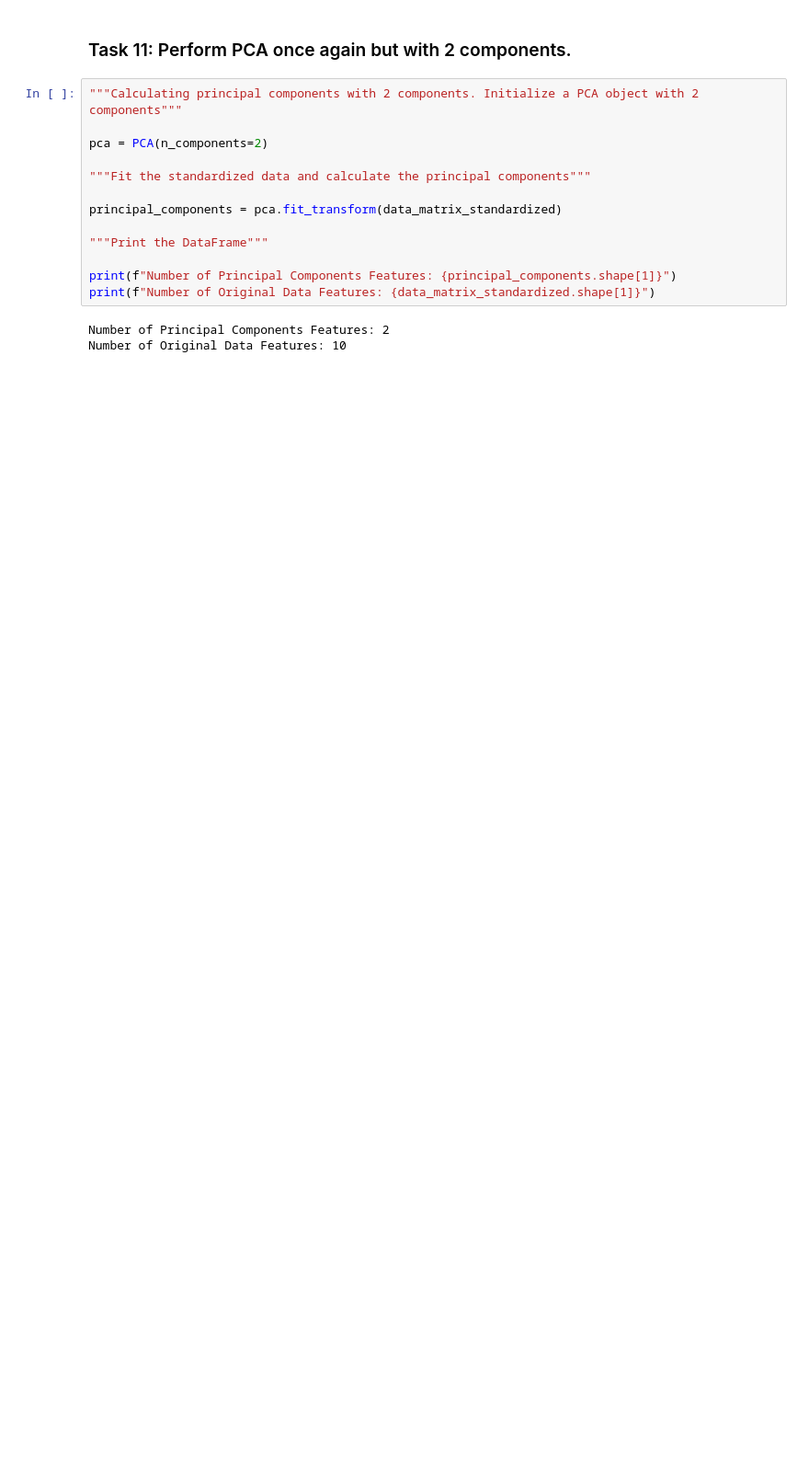
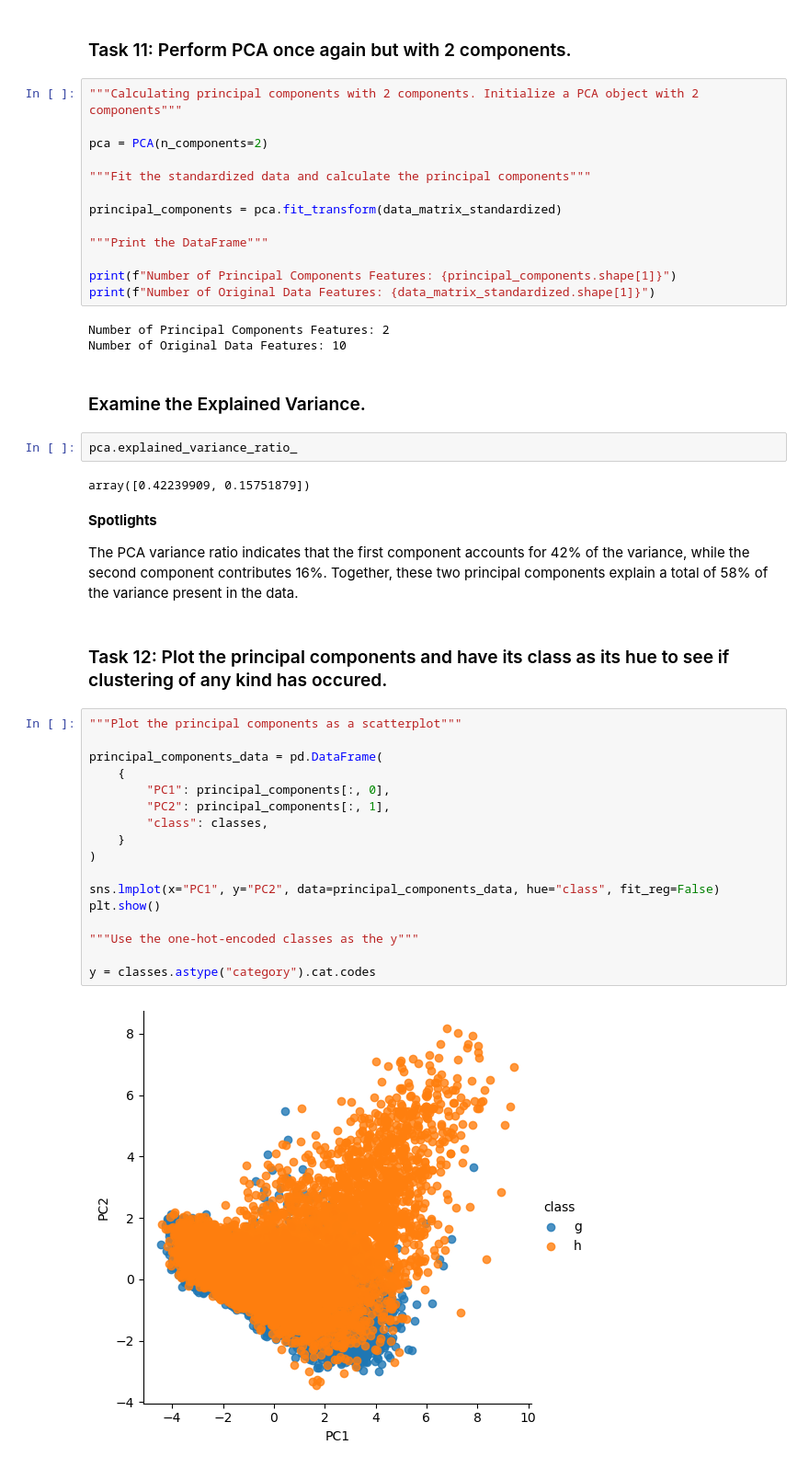
Before and after one commit to tyrantdavis/PCA-Project, a Jupyter notebook: telescope-pca.ipynb, the cells around one changed output. Shown at 92% size. Cells and saved outputs as stored; diff of their text form; blank space fills up the shorter version.

Commit message:
Examine the Explained Variance. Plot the PCA components.

```diff
--- a/telescope-pca.ipynb
+++ b/telescope-pca.ipynb
@@ -489,3 +490,34 @@ print(f"Number of Original Data Features: {data_matrix_standardized.shape[1]}")
 # %% [output]
 Number of Principal Components Features: 2
 Number of Original Data Features: 10
+# %% [markdown]
+### Examine the Explained Variance.
+# %%
+pca.explained_variance_ratio_
+# %% [output]
+array([0.42239909, 0.15751879])
+# %% [markdown]
+**Spotlights**
+
+The PCA variance ratio indicates that the first component accounts for 42% of the variance, while the second component contributes 16%. Together, these two principal components explain a total of 58% of the variance present in the data.
+# %% [markdown]
+### Task 12: Plot the principal components and have its class as its hue to see if clustering of any kind has occured.
+# %%
+"""Plot the principal components as a scatterplot"""
+
+principal_components_data = pd.DataFrame(
+    {
+        "PC1": principal_components[:, 0],
+        "PC2": principal_components[:, 1],
+        "class": classes,
+    }
+)
+
+sns.lmplot(x="PC1", y="PC2", data=principal_components_data, hue="class", fit_reg=False)
+plt.show()
+
+"""Use the one-hot-encoded classes as the y"""
+
+y = classes.astype("category").cat.codes
+# %% [output]
+[figure, added]
```
Also changed, not shown: parts of 4 cells of this notebook.
